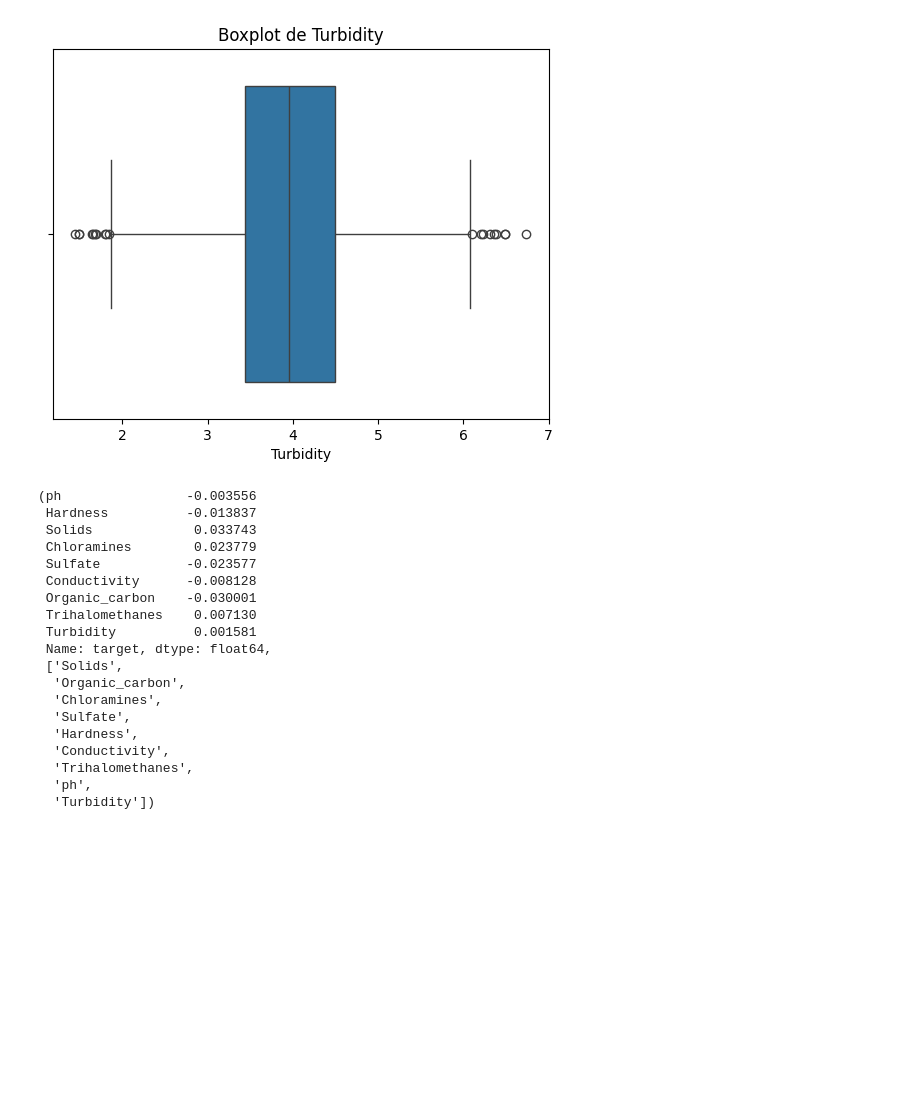
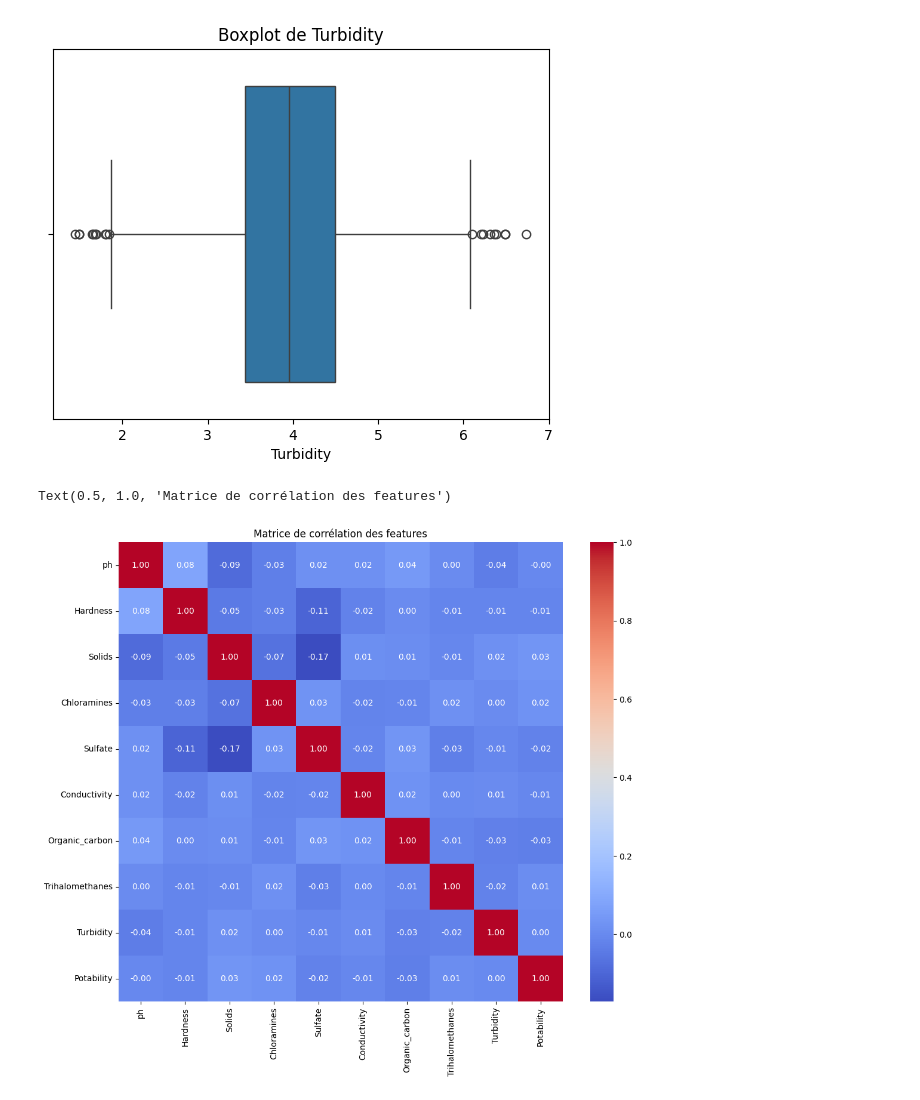
Before and after one commit to bruno-coulet/drink_safe, a Jupyter notebook: notebooks/eda.ipynb, the cells around one changed output. Cells and saved outputs as stored; diff of their text form; code cells hidden in the pictures; blank space fills up the shorter version.

```diff
--- a/notebooks/eda.ipynb
+++ b/notebooks/eda.ipynb
@@ -177,24 +189,11 @@ for col in FEATURES:
 [figure]
 [figure]
 # %%
-top_correlated_features(df[FEATURES], df[TARGET], 9)
+# Étude des corrélations entre les features
+corr_matrix = df.corr()
+plt.figure(figsize=(12, 10))
+sns.heatmap(corr_matrix, annot=True, fmt=".2f", cmap="coolwarm")
+plt.title("Matrice de corrélation des features")
 # %% [output]
-(ph                -0.003556
- Hardness          -0.013837
- Solids             0.033743
- Chloramines        0.023779
- Sulfate           -0.023577
- Conductivity      -0.008128
- Organic_carbon    -0.030001
- Trihalomethanes    0.007130
- Turbidity          0.001581
- Name: target, dtype: float64,
- ['Solids',
-  'Organic_carbon',
-  'Chloramines',
-  'Sulfate',
-  'Hardness',
-  'Conductivity',
-  'Trihalomethanes',
-  'ph',
-  'Turbidity'])
+Text(0.5, 1.0, 'Matrice de corrélation des features')
+[figure, added]
```
Also changed, not shown: parts of 16 cells of this notebook, 2 other files.
